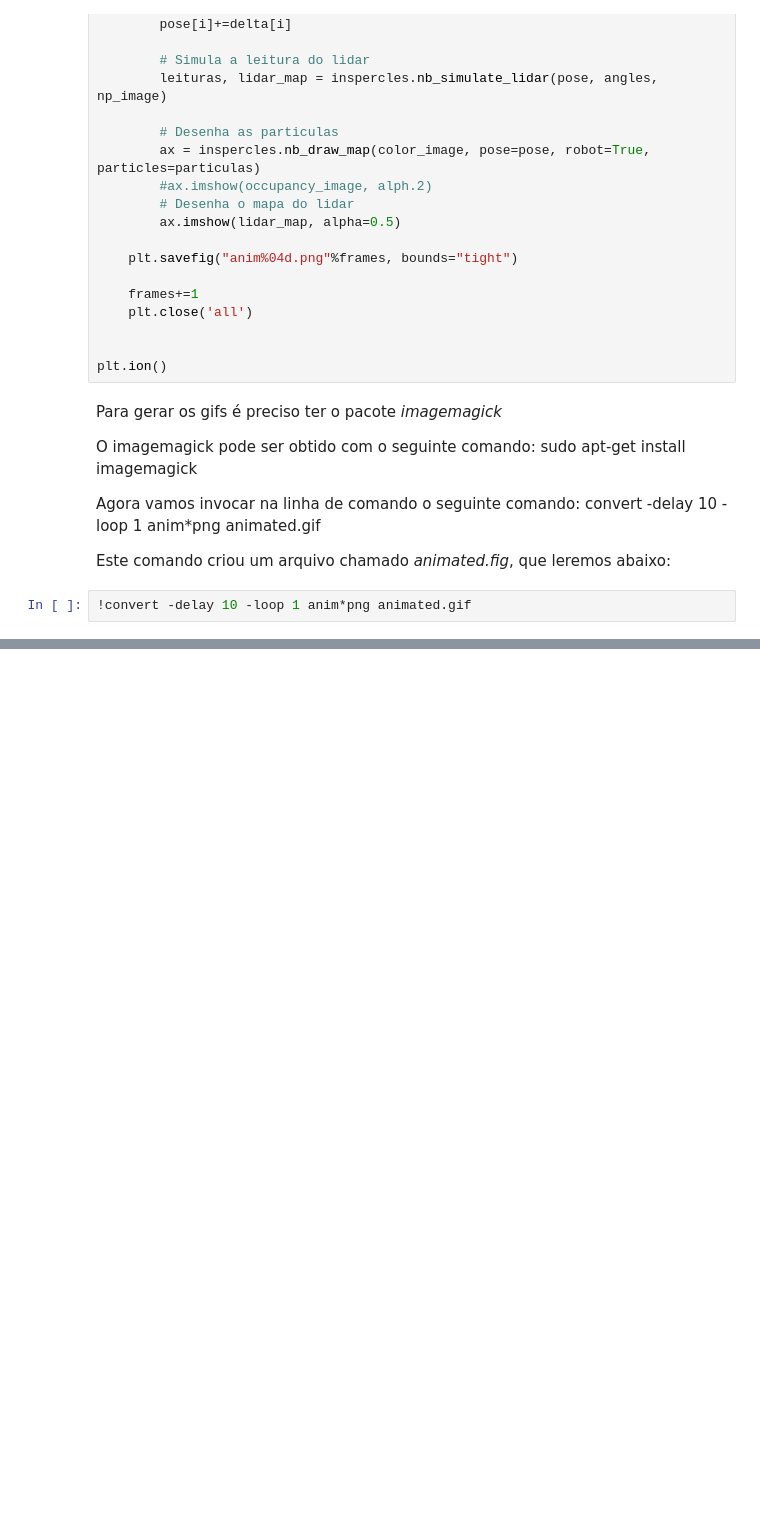
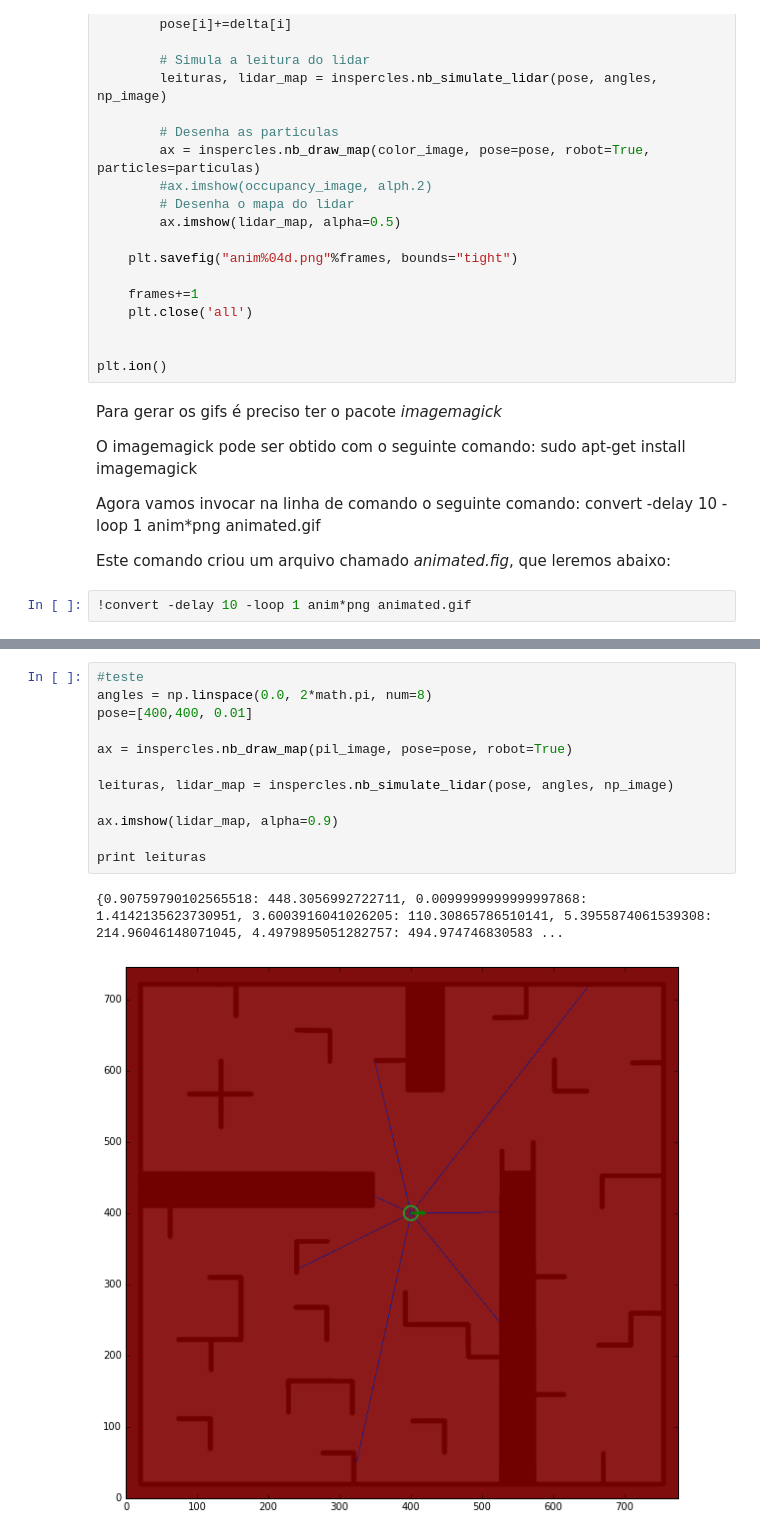
Before and after one commit to Yiaannn/robotica-projeto2, a Jupyter notebook: ParticleFilter_update.ipynb, the cells around one changed output, grey strips where cells are left out. Cells and saved outputs as stored; diff of their text form; blank space fills up the shorter version.

Commit message:
Começo do ex7, começado a implementar mudanças em inspercles.py

```diff
--- a/ParticleFilter_update.ipynb
+++ b/ParticleFilter_update.ipynb
@@ -297,0 +287,15 @@ SY.uncertain_movements(particles, movements)
+# %%
+#teste
+angles = np.linspace(0.0, 2*math.pi, num=8)
+pose=[400,400, 0.01]
+
+ax = inspercles.nb_draw_map(pil_image, pose=pose, robot=True)
+
+leituras, lidar_map = inspercles.nb_simulate_lidar(pose, angles, np_image)
+
+ax.imshow(lidar_map, alpha=0.9)
+
+print leituras
+# %% [output]
+{0.90759790102565518: 448.3056992722711, 0.0099999999999997868: 1.4142135623730951, 3.6003916041026205: 110.30865786510141, 5.3955874061539308: 214.96046148071045, 4.4979895051282757: 494.974746830583 ...
+[figure, added]
```
Also changed, not shown: parts of 5 cells of this notebook, 2 other files.
